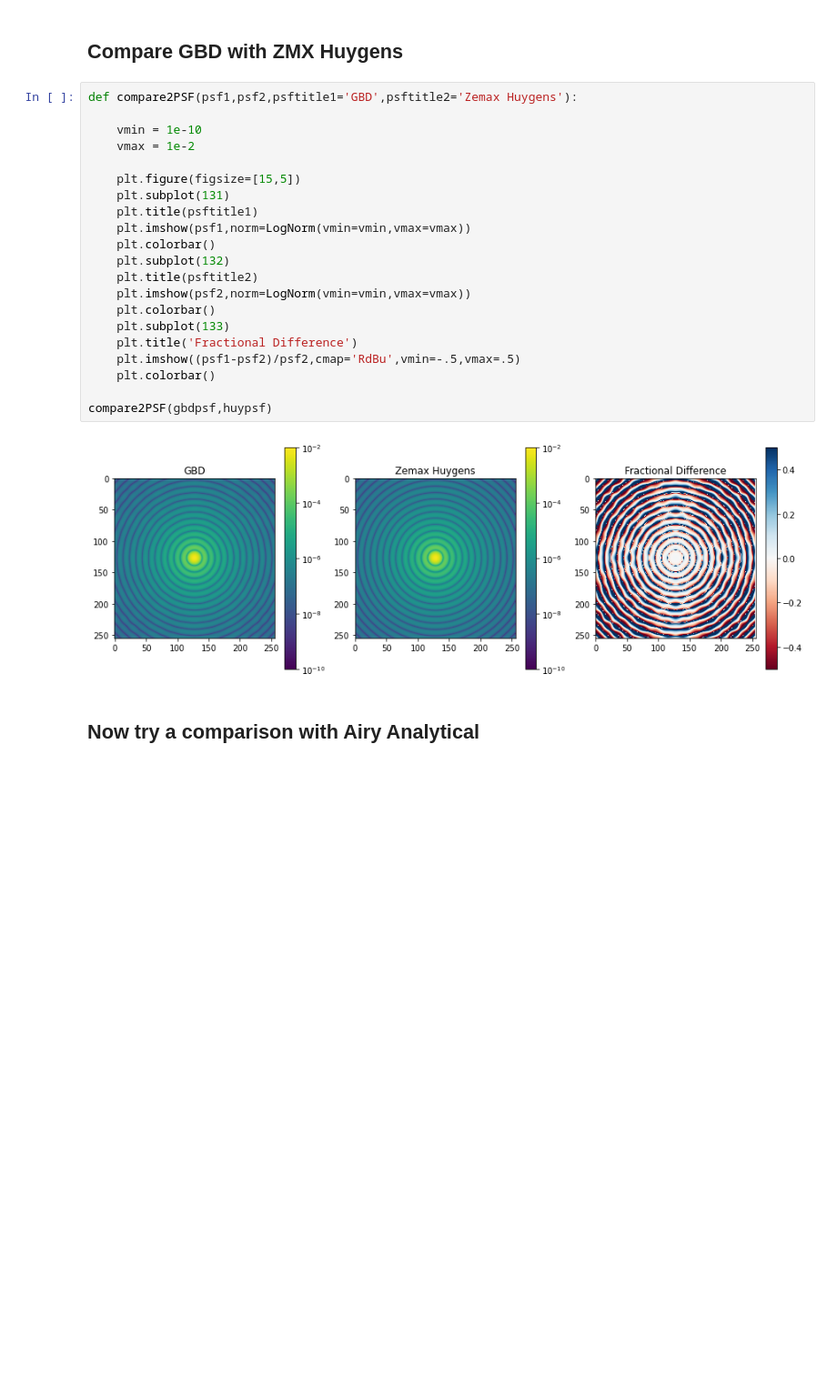
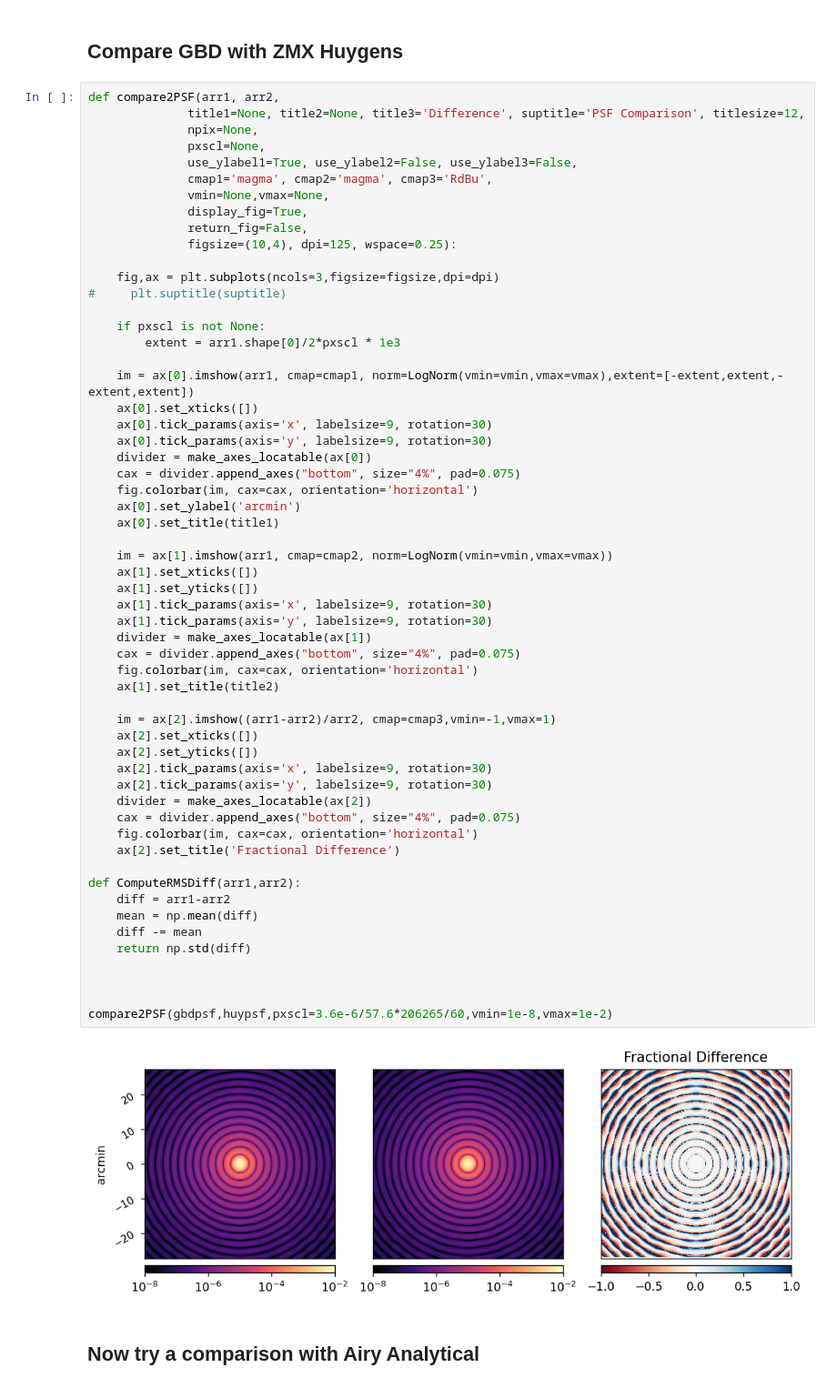
Before and after one commit to Jashcraf/poke, a Jupyter notebook: GBD_Paper/Compare PSFs.ipynb, the cells around one changed output. Shown at 91% size. Saved outputs shown, nothing was run; the diff lists cells and outputs as text; blank space fills up the shorter version.

Commit message:
some plotting updates

```diff
--- a/GBD_Paper/Compare PSFs.ipynb
+++ b/GBD_Paper/Compare PSFs.ipynb
@@ -20,28 +21,64 @@ huypsf = shift(huypsf,[.5,-.5])
 # %% [markdown]
 ## Compare GBD with ZMX Huygens
 # %%
-def compare2PSF(psf1,psf2,psftitle1='GBD',psftitle2='Zemax Huygens'):
+def compare2PSF(arr1, arr2,
+              title1=None, title2=None, title3='Difference', suptitle='PSF Comparison', titlesize=12,
+              npix=None,
+              pxscl=None,
+              use_ylabel1=True, use_ylabel2=False, use_ylabel3=False,
+              cmap1='magma', cmap2='magma', cmap3='RdBu',
+              vmin=None,vmax=None,
+              display_fig=True,
+              return_fig=False,
+              figsize=(10,4), dpi=125, wspace=0.25):
 
-    vmin = 1e-10
-    vmax = 1e-2
+    fig,ax = plt.subplots(ncols=3,figsize=figsize,dpi=dpi)
+#     plt.suptitle(suptitle)
 
-    plt.figure(figsize=[15,5])
-    plt.subplot(131)
-    plt.title(psftitle1)
-    plt.imshow(psf1,norm=LogNorm(vmin=vmin,vmax=vmax))
-    plt.colorbar()
-    plt.subplot(132)
-    plt.title(psftitle2)
-    plt.imshow(psf2,norm=LogNorm(vmin=vmin,vmax=vmax))
-    plt.colorbar()
-    plt.subplot(133)
-    plt.title('Fractional Difference')
-    plt.imshow((psf1-psf2)/psf2,cmap='RdBu',vmin=-.5,vmax=.5)
-    plt.colorbar()
+    if pxscl is not None:
+        extent = arr1.shape[0]/2*pxscl * 1e3
 
-compare2PSF(gbdpsf,huypsf)
+    im = ax[0].imshow(arr1, cmap=cmap1, norm=LogNorm(vmin=vmin,vmax=vmax),extent=[-extent,extent,-extent,extent])
+    ax[0].set_xticks([])
+    ax[0].tick_params(axis='x', labelsize=9, rotation=30)
+    ax[0].tick_params(axis='y', labelsize=9, rotation=30)
+    divider = make_axes_locatable(ax[0])
+    cax = divider.append_axes("bottom", size="4%", pad=0.075)
+    fig.colorbar(im, cax=cax, orientation='horizontal')
+    ax[0].set_ylabel('arcmin')
+    ax[0].set_title(title1)
+
+    im = ax[1].imshow(arr1, cmap=cmap2, norm=LogNorm(vmin=vmin,vmax=vmax))
+    ax[1].set_xticks([])
+    ax[1].set_yticks([])
+    ax[1].tick_params(axis='x', labelsize=9, rotation=30)
+    ax[1].tick_params(axis='y', labelsize=9, rotation=30)
+    divider = make_axes_locatable(ax[1])
+    cax = divider.append_axes("bottom", size="4%", pad=0.075)
+    fig.colorbar(im, cax=cax, orientation='horizontal')
+    ax[1].set_title(title2)
+
+    im = ax[2].imshow((arr1-arr2)/arr2, cmap=cmap3,vmin=-1,vmax=1)
+    ax[2].set_xticks([])
+    ax[2].set_yticks([])
+    ax[2].tick_params(axis='x', labelsize=9, rotation=30)
+    ax[2].tick_params(axis='y', labelsize=9, rotation=30)
+    divider = make_axes_locatable(ax[2])
+    cax = divider.append_axes("bottom", size="4%", pad=0.075)
+    fig.colorbar(im, cax=cax, orientation='horizontal')
+    ax[2].set_title('Fractional Difference')
+
+def ComputeRMSDiff(arr1,arr2):
+    diff = arr1-arr2
+    mean = np.mean(diff)
+    diff -= mean
+    return np.std(diff)
+
+
+
+compare2PSF(gbdpsf,huypsf,pxscl=3.6e-6/57.6*206265/60,vmin=1e-8,vmax=1e-2)
 # %% [output]
-[figure, old version]
+[figure, new version]
 # %% [markdown]
 ## Now try a comparison with Airy Analytical
 # %%
```
Also changed, not shown: parts of 4 cells of this notebook, 4 other files.
